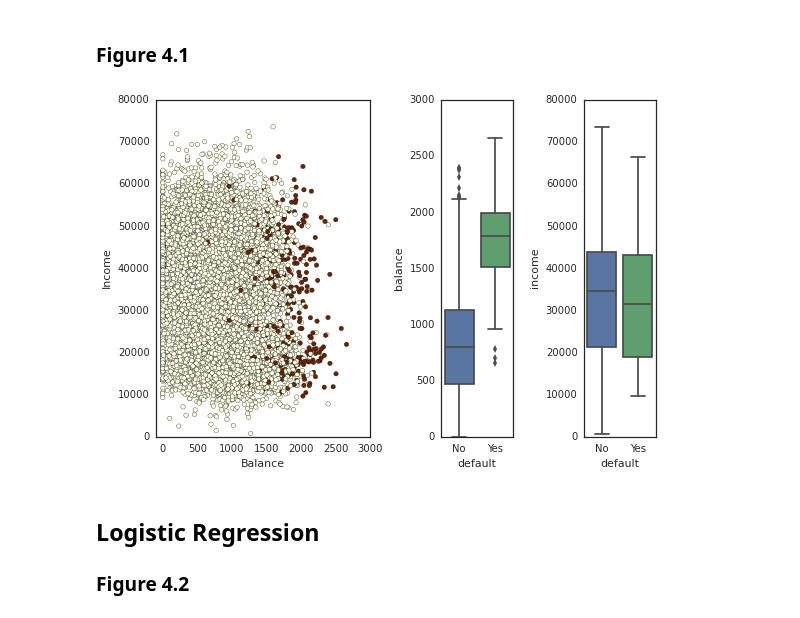
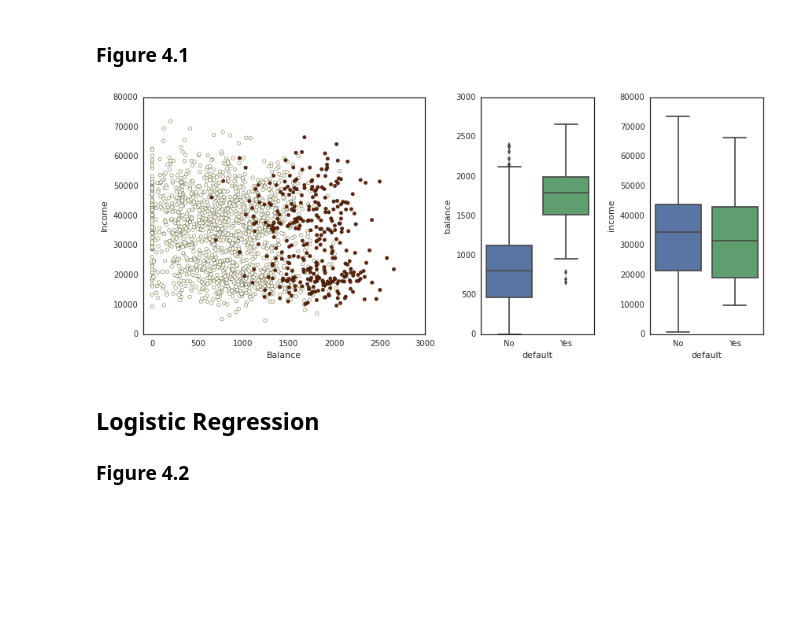
Before and after one commit to JWarmenhoven/ISLR-python, a Jupyter notebook: Chapter 4.ipynb, the cells around one changed output. Saved outputs shown, nothing was run; the diff lists cells and outputs as text; code cells hidden in the pictures; blank space fills up the shorter version.

```diff
--- a/Chapter 4.ipynb
+++ b/Chapter 4.ipynb
@@ -44,22 +44,30 @@ df.head(3)
 # %% [markdown]
 ###  Figure 4.1
 # %%
+fig = plt.figure(figsize=(12,5))
 gs = mpl.gridspec.GridSpec(1, 4)
 ax1 = plt.subplot(gs[0,:-2])
 ax2 = plt.subplot(gs[0,-2])
 ax3 = plt.subplot(gs[0,-1])
 
-ax1.scatter(df.balance, df.income, c=df.default2, cmap=mpl.cm.YlOrBr)
+# Take a fraction of the samples where target value (default) is 'no'
+df_no = df[df.default2 == 0].sample(frac=0.15)
+# Take all samples  where target value is 'yes'
+df_yes = df[df.default2 == 1]
+df_ = df_no.append(df_yes)
+
+ax1.scatter(df_.balance, df_.income, c=df_.default2, cmap=mpl.cm.YlOrBr)
+
 ax1.set_ylim(ymin=0)
 ax1.set_ylabel('Income')
 ax1.set_xlim(xmin=-100)
 ax1.set_xlabel('Balance')
 
 sns.boxplot('default', 'balance', data=df, orient='v', ax=ax2)
 sns.boxplot('default', 'income', data=df, orient='v', ax=ax3)
 gs.tight_layout(plt.gcf())
 # %% [output]
-[figure, old version]
+[figure, new version]
 # %% [markdown]
 ## Logistic Regression
 ### Figure 4.2
```
Also changed, not shown: parts of 1 cell of this notebook.
